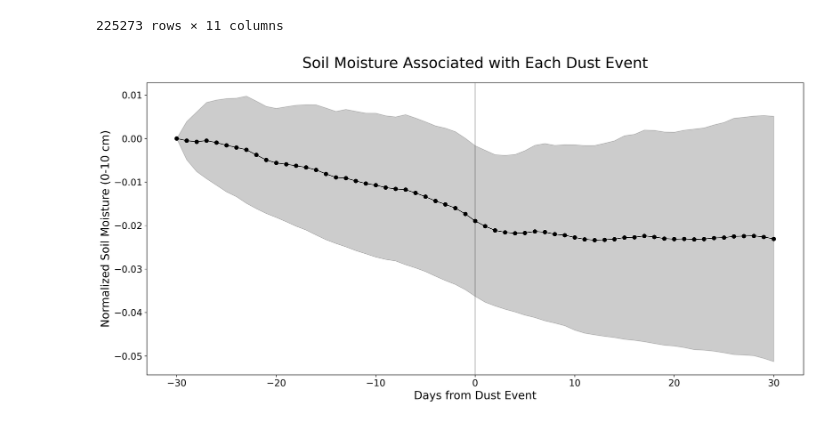
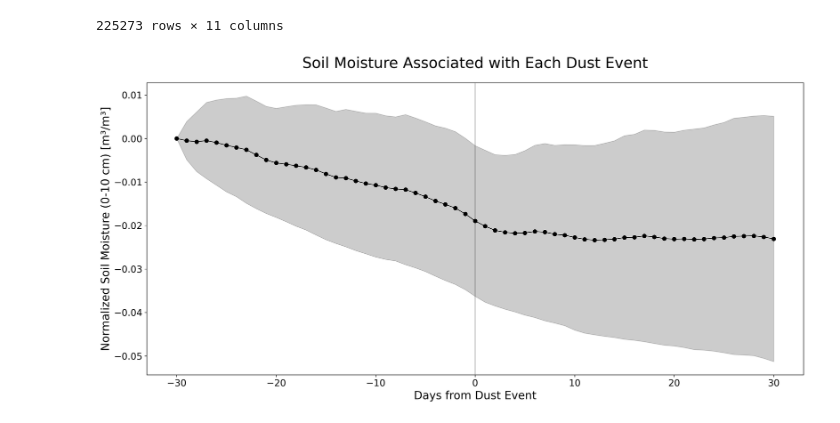
Before and after one commit to jesseturner/WLDAS_Analysis, a Jupyter notebook: ANALYSIS_time_trend.ipynb, the cells around one changed output. Saved outputs shown, nothing was run; the diff lists cells and outputs as text; code cells hidden in the pictures.

```diff
--- a/ANALYSIS_time_trend.ipynb
+++ b/ANALYSIS_time_trend.ipynb
@@ -35,23 +35,23 @@ trend_std = np.nanstd(trend_2d, axis=0)
 # %%
 fig, ax = plt.subplots(figsize=(16, 8), dpi=300)
 
 x = range(-30,31)
 
 ax.plot(x, trend_mean, color='black', linewidth=1, marker='o')
 
 ax.fill_between(x,
     trend_mean - trend_std/2,
     trend_mean + trend_std/2,
     color='black', alpha=0.2)
 
 ax.axvline(x=0, color='black', linewidth=2, alpha=0.2)
 
 ax.tick_params(axis='both', labelsize=15)
-ax.set_ylabel("Normalized Soil Moisture (0-10 cm)", fontsize=18)
+ax.set_ylabel("Normalized Soil Moisture (0-10 cm) [m³/m³]", fontsize=18)
 ax.set_xlabel("Days from Dust Event", fontsize=18)
 ax.set_title(f"Soil Moisture Associated with Each Dust Event", fontsize=24, pad=24)
 
 plt.tight_layout()
 plt.show()
 # %% [output]
-[figure, old version]
+[figure, new version]
```
